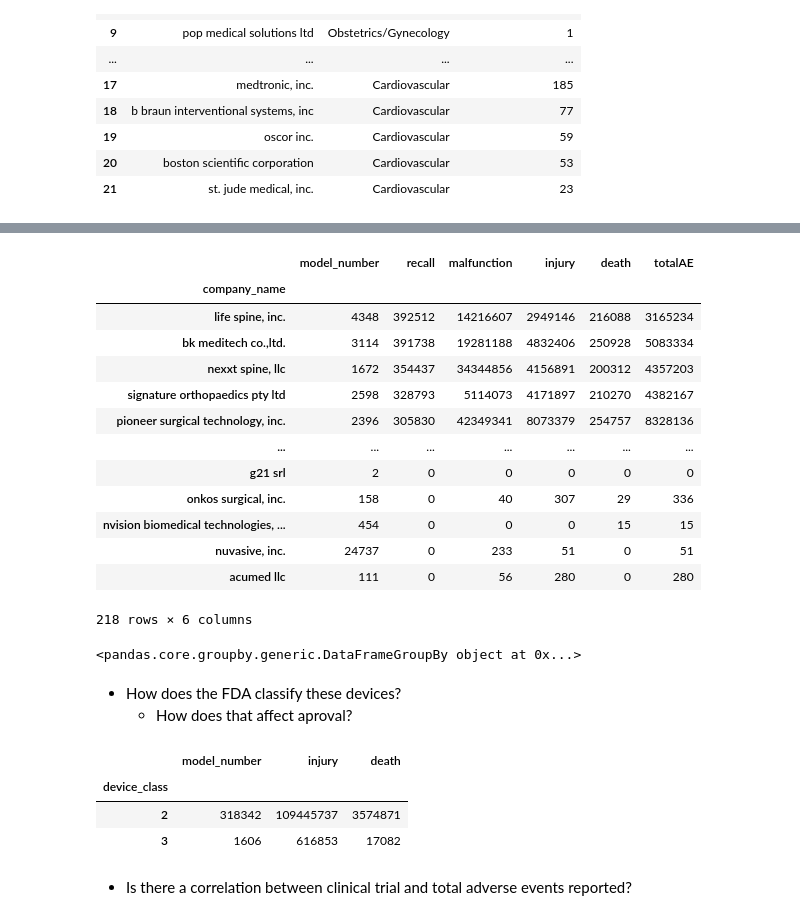
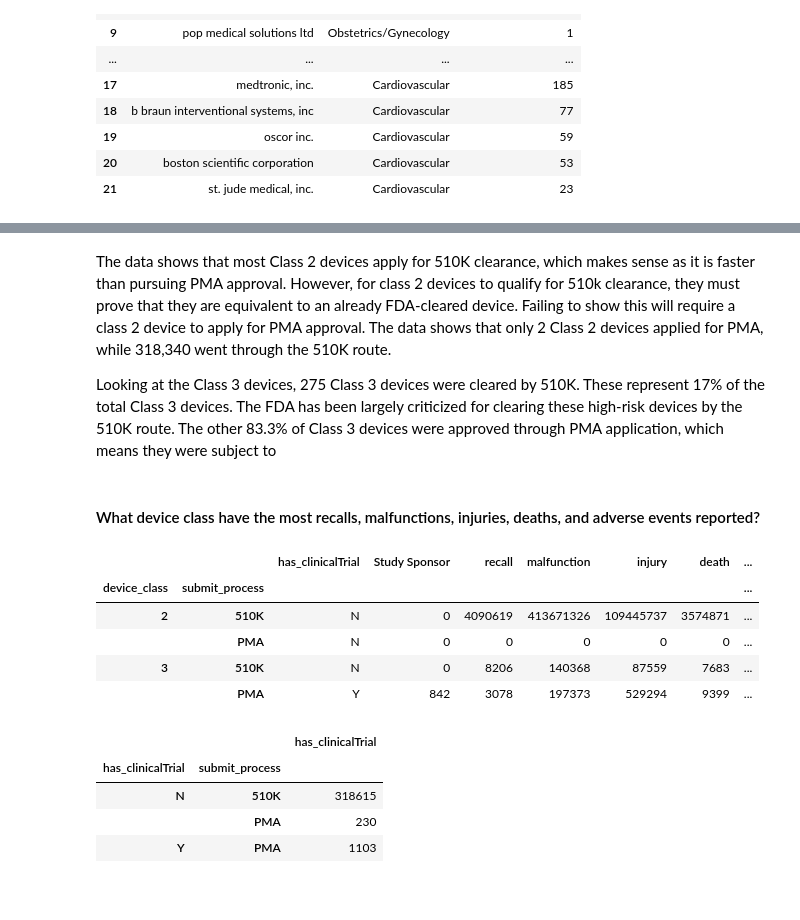
Before and after one commit to neizalazo/medical_devices_py, a Jupyter notebook: Medical_Devices.ipynb, the cells around one changed output, grey strips where cells are left out. Cells and saved outputs as stored; diff of their text form; code cells hidden in the pictures; blank space fills up the shorter version.

```diff
--- a/Medical_Devices.ipynb
+++ b/Medical_Devices.ipynb
@@ -160,0 +183,18 @@ fig_company.show()
+# %%
+#Create 'submit_process' feature by parsing first letter of premarket_submissions_number
+df1['submit_process'] = df1['premarket_submissions_number'].str.find('K').replace([0,-1],['510K','PMA'])
+
+#Count number of 510k and PMA submissions per device_class
+df1_class = df1.value_counts(['device_class','submit_process']).to_frame().reset_index()\
+                                                               .sort_values(['device_class', 'submit_process'])
+#assign column names
+df1_class.columns = ['device_class','submit_process','num_of_applications']
+
+#create t_per_class column with total number of applications per class
+df1_class['t_per_class'] = [sum(df1_class['num_of_applications']*(df1_class['device_class']==2)) if x == 2 \
+                    else sum(df1_class['num_of_applications']*(df1_class['device_class']==3)) \
+                    for x in df1_class['device_class']]
+
+#create percentage column with percentage of applications per class per process
+df1_class['percentage'] = round(df1_class['num_of_applications']/df1_class['t_per_class']*100,2)
+df1_class
@@ -161,35 +237,27 @@ fig_company.show()
+# %% [markdown]
+The data shows that most Class 2 devices apply for 510K clearance, which makes sense as it is faster than pursuing PMA approval. However, for class 2 devices to qualify for 510k clearance, they must prove that they are equivalent to an already FDA-cleared device. Failing to show this will require a class 2 device to apply for PMA approval.
+The data shows that only 2 Class 2 devices applied for PMA, while 318,340 went through the 510K route.
+
+Looking at the Class 3 devices, 275 Class 3 devices were cleared by 510K. These represent 17% of the total Class 3 devices. The FDA has been largely criticized for clearing these high-risk devices by the 510K route. The other 83.3% of Class 3 devices were approved through PMA application, which means they were subject to
+# %% [markdown]
+#### What device class have the most recalls, malfunctions, injuries, deaths, and adverse events reported?
 # %%
-df1.groupby('company_name').agg({'model_number':'count','recall': 'sum','malfunction':'sum',\
-                                 'injury':'sum','death':'sum','totalAE':'sum'})\
-                           .sort_values('recall', ascending=False)
+df1['has_clinicalTrial']=df1['has_clinicalTrial'].astype('category')
+df1.groupby(['device_class', 'submit_process']).agg({'has_clinicalTrial':'first','Study Sponsor':'count','recall': 'sum','malfunction':'sum',\
+                                                     'injury':'sum','death':'sum','totalAE':'sum'})\
+                                               .sort_values(['device_class','submit_process'])
 # %% [output]
-|  | model_number | recall | malfunction | injury | death | totalAE |
-| company_name |  |  |  |  |  |  |
-| life spine, inc. | 4348 | 392512 | 14216607 | 2949146 | 216088 | 3165234 |
-| bk meditech co.,ltd. | 3114 | 391738 | 19281188 | 4832406 | 250928 | 5083334 |
-| nexxt spine, llc | 1672 | 354437 | 34344856 | 4156891 | 200312 | 4357203 |
-| signature orthopaedics pty ltd | 2598 | 328793 | 5114073 | 4171897 | 210270 | 4382167 |
-| pioneer surgical technology, inc. | 2396 | 305830 | 42349341 | 8073379 | 254757 | 8328136 |
-| ... | ... | ... | ... | ... | ... | ... |
-| g21 srl | 2 | 0 | 0 | 0 | 0 | 0 |
-| onkos surgical, inc. | 158 | 0 | 40 | 307 | 29 | 336 |
-| nvision biomedical technologies, ... | 454 | 0 | 0 | 0 | 15 | 15 |
-| nuvasive, inc. | 24737 | 0 | 233 | 51 | 0 | 51 |
-| acumed llc | 111 | 0 | 56 | 280 | 0 | 280 |
+|  |  | has_clinicalTrial | Study Sponsor | recall | malfunction | injury | death | ... |
+| device_class | submit_process |  |  |  |  |  |  | ... |
+| 2 | 510K | N | 0 | 4090619 | 413671326 | 109445737 | 3574871 | ... |
+|  | PMA | N | 0 | 0 | 0 | 0 | 0 | ... |
+| 3 | 510K | N | 0 | 8206 | 140368 | 87559 | 7683 | ... |
+|  | PMA | Y | 842 | 3078 | 197373 | 529294 | 9399 | ... |
-218 rows × 6 columns
-# %%
-df1.groupby('company_name')
-# %% [output]
-<pandas.core.groupby.generic.DataFrameGroupBy object at 0x...>
-# %% [markdown]
-- How does the FDA classify these devices?
-    - How does that affect aproval?
 # %%
-df1.groupby('device_class').agg({'model_number':'count','injury':'sum','death':'sum'})
+df1.groupby(['has_clinicalTrial','submit_process']).agg({'has_clinicalTrial':'count'})
 # %% [output]
-|  | model_number | injury | death |
-| device_class |  |  |  |
-| 2 | 318342 | 109445737 | 3574871 |
-| 3 | 1606 | 616853 | 17082 |
+|  |  | has_clinicalTrial |
+| has_clinicalTrial | submit_process |  |
+| N | 510K | 318615 |
+|  | PMA | 230 |
+| Y | PMA | 1103 |
-# %% [markdown]
-- Is there a correlation between clinical trial and total adverse events reported?
```
Also changed, not shown: parts of 26 cells of this notebook.
